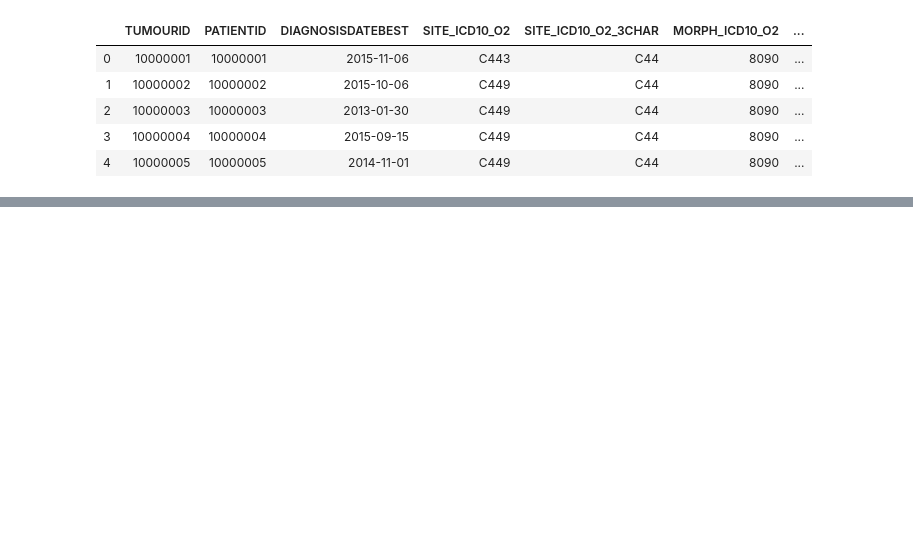
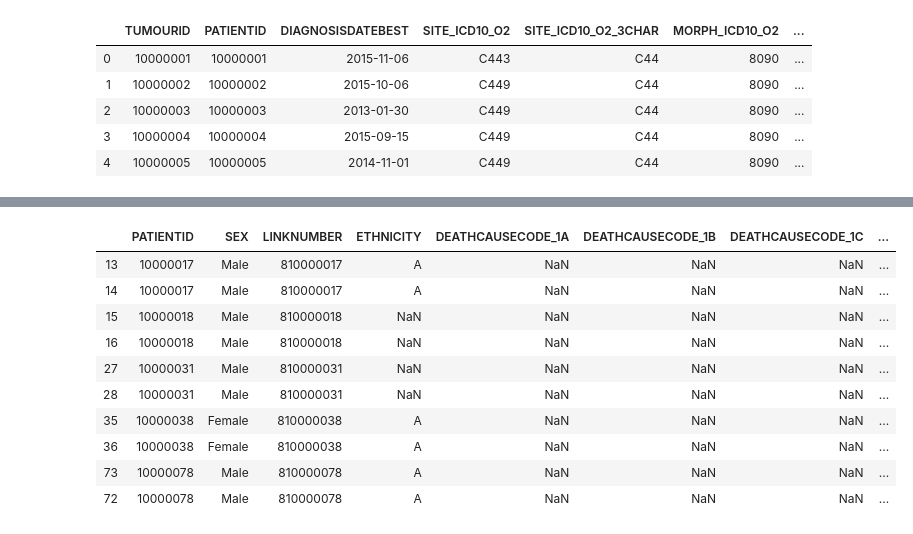
Before and after one commit to ElsaGH/TFM_Elsa_Garcia_Hernandez, a Jupyter notebook: Notebooks/sim_av_tumour.ipynb, the cells around one changed output, grey strips where cells are left out. Saved outputs shown, nothing was run; the diff lists cells and outputs as text; code cells hidden in the pictures; blank space fills up the shorter version.

Commit message:
2020-02-11 sim_av_patient sim_av_tumour

```diff
--- a/Notebooks/sim_av_tumour.ipynb
+++ b/Notebooks/sim_av_tumour.ipynb
@@ -27,0 +46,2 @@ df.sample(5)
+# %%
+df = df.drop('Unnamed: 0', axis = 1)
@@ -27,0 +61,2 @@ df.sample(5)
+# %%
+df = df.merge(sim_av_tumour, left_on='PATIENTID', right_on='PATIENTID', how='inner')
@@ -27,0 +76,2 @@ df.sample(5)
+# %%
+df = df.drop(['SEX_y',"LINKNUMBER_y"], axis = 1)
@@ -27,0 +91,2 @@ df.sample(5)
+# %%
+df.rename(columns={'SEX_x': 'SEX', 'LINKNUMBER_x': 'LINKNUMBER'}, inplace=True)
@@ -27,0 +162,14 @@ df.sample(5)
+# %%
+df[df.groupby('PATIENTID')['PATIENTID'].transform('size') > 1].sort_values(by='PATIENTID').head(10)
+# %% [output]
+|  | PATIENTID | SEX | LINKNUMBER | ETHNICITY | DEATHCAUSECODE_1A | DEATHCAUSECODE_1B | DEATHCAUSECODE_1C | ... |
+| 13 | 10000017 | Male | 810000017 | A | NaN | NaN | NaN | ... |
+| 14 | 10000017 | Male | 810000017 | A | NaN | NaN | NaN | ... |
+| 15 | 10000018 | Male | 810000018 | NaN | NaN | NaN | NaN | ... |
+| 16 | 10000018 | Male | 810000018 | NaN | NaN | NaN | NaN | ... |
+| 27 | 10000031 | Male | 810000031 | NaN | NaN | NaN | NaN | ... |
+| 28 | 10000031 | Male | 810000031 | NaN | NaN | NaN | NaN | ... |
+| 35 | 10000038 | Female | 810000038 | A | NaN | NaN | NaN | ... |
+| 36 | 10000038 | Female | 810000038 | A | NaN | NaN | NaN | ... |
+| 73 | 10000078 | Male | 810000078 | A | NaN | NaN | NaN | ... |
+| 72 | 10000078 | Male | 810000078 | A | NaN | NaN | NaN | ... |
```
Also changed, not shown: parts of 76 cells of this notebook, 1 other file.
